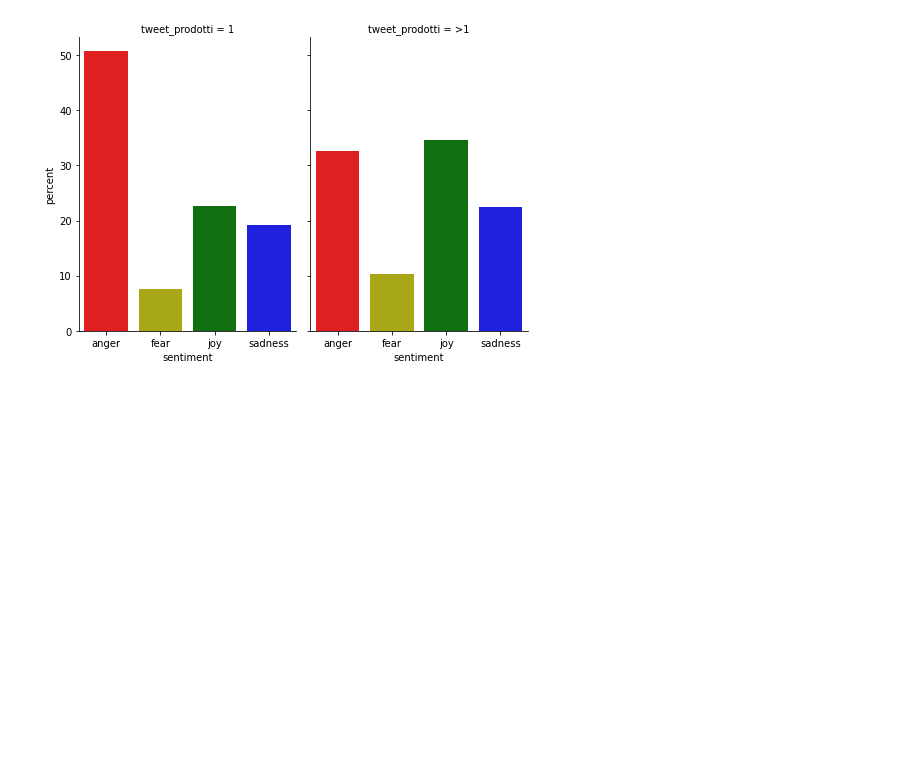
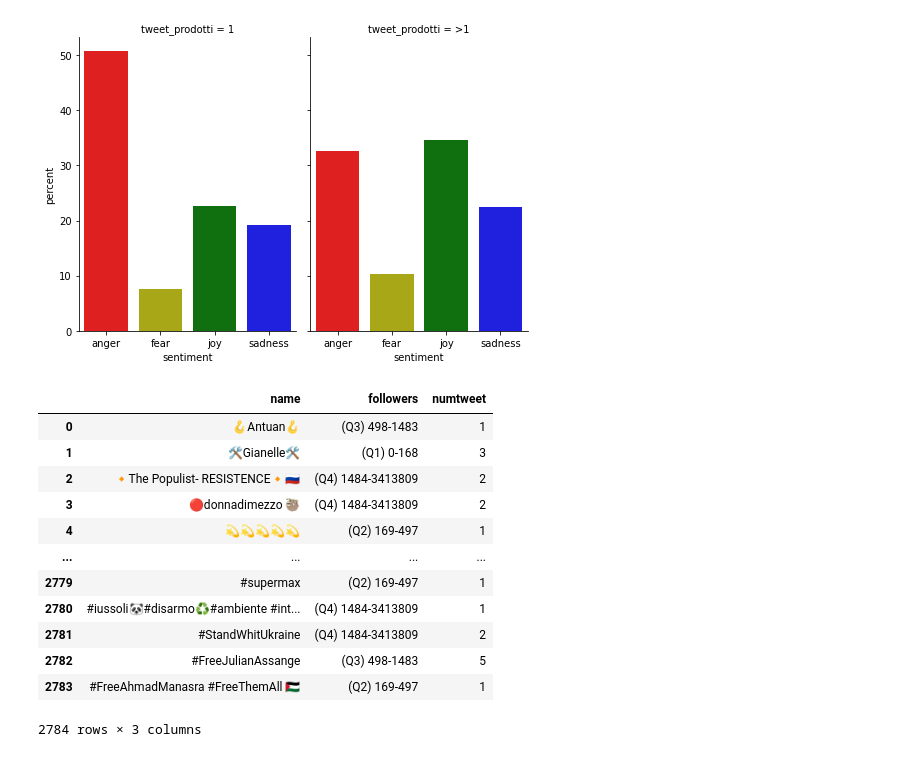
Before and after one commit to paolofesta/prove, a Jupyter notebook: TESI.ipynb, the cells around one changed output. Saved outputs shown, nothing was run; the diff lists cells and outputs as text; code cells hidden in the pictures; blank space fills up the shorter version.

```diff
--- a/TESI.ipynb
+++ b/TESI.ipynb
@@ -1362,3 +1362,22 @@ sns.catplot(data=df1,x='sentiment',y='percent',kind='bar', dodge=True, palette=[
 print()
 # %% [output]
 [figure]
+# %%
+d=datacomb.groupby(["name","followers"]).count().sort_values('name',ascending=False)["numtweet"]
+g=pd.DataFrame(d)
+df=g.reset_index()
+df
+# %% [output]
+|  | name | followers | numtweet |
+| 0 | 🪝Antuan🪝 | (Q3) 498-1483 | 1 |
+| 1 | 🛠️Gianelle🛠️ | (Q1) 0-168 | 3 |
+| 2 | 🔸️The Populist- RESISTENCE🔸️🇷🇺 | (Q4) 1484-3413809 | 2 |
+| 3 | 🔴donnadimezzo 🦥 | (Q4) 1484-3413809 | 2 |
+| 4 | 💫💫💫💫💫 | (Q2) 169-497 | 1 |
+| ... | ... | ... | ... |
+| 2779 | #supermax | (Q2) 169-497 | 1 |
+| 2780 | #iussoli🐼#disarmo♻️#ambiente #int... | (Q4) 1484-3413809 | 1 |
+| 2781 | #StandWhitUkraine | (Q4) 1484-3413809 | 2 |
+| 2782 | #FreeJulianAssange | (Q3) 498-1483 | 5 |
+| 2783 | #FreeAhmadManasra #FreeThemAll 🇵🇸 | (Q2) 169-497 | 1 |
+2784 rows × 3 columns
```
